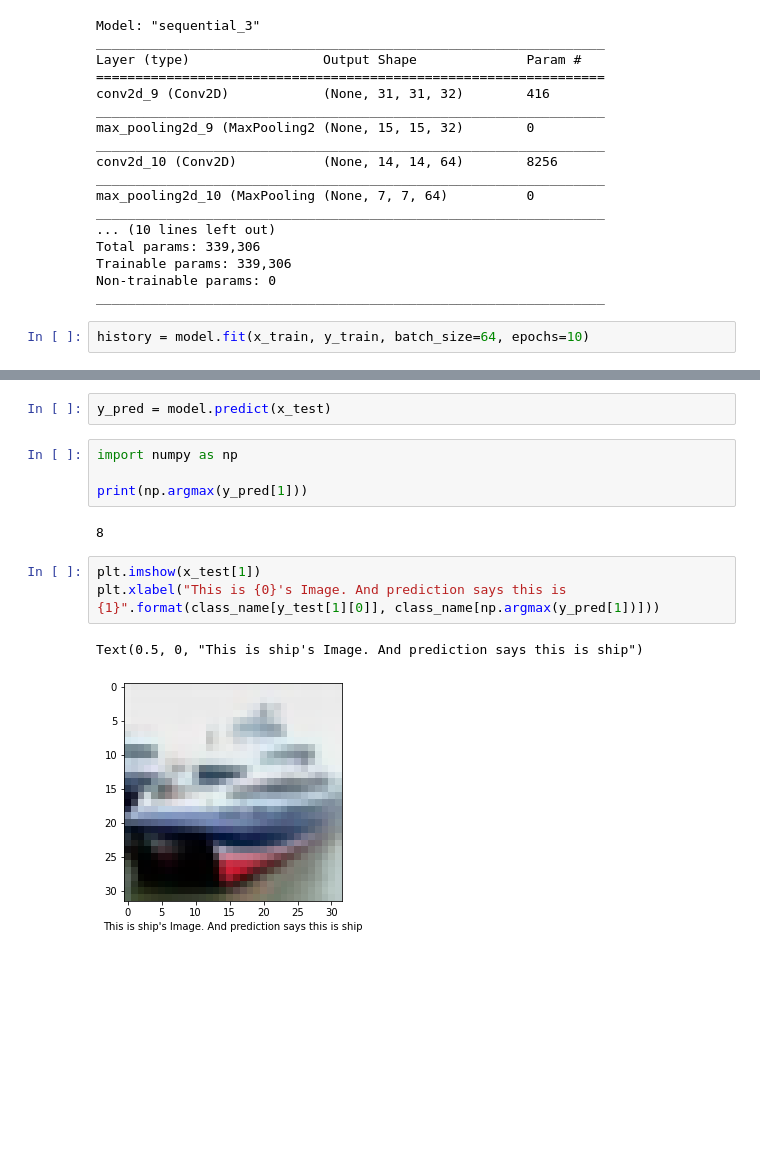
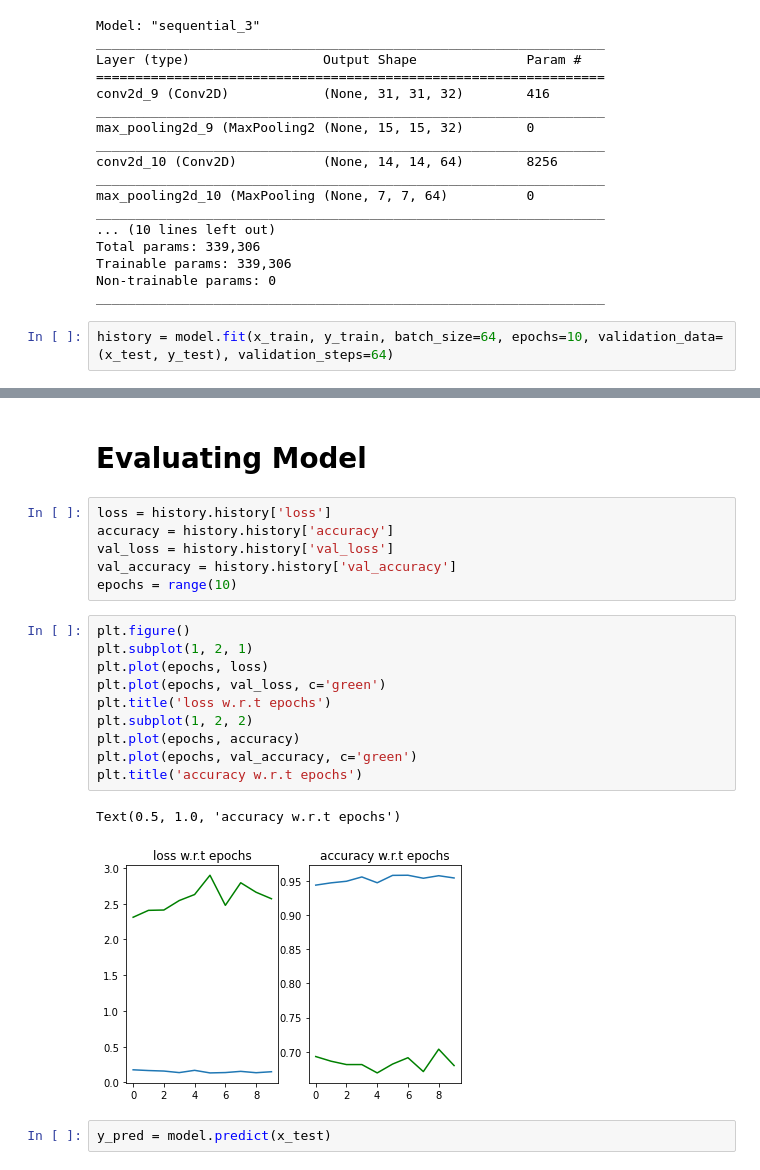
Before and after one commit to RehanAli21/Tensorflow-projects, a Jupyter notebook: CIFER 10 project (2nd project).ipynb, the cells around one changed output, grey strips where cells are left out. Drawn from its saved outputs; the diff is of its cells as text; blank space fills up the shorter version.

```diff
--- a/CIFER 10 project (2nd project).ipynb
+++ b/CIFER 10 project (2nd project).ipynb
@@ -72,6 +72,6 @@ Trainable params: 339,306
 Non-trainable params: 0
 _________________________________________________________________
 # %%
-history = model.fit(x_train, y_train, batch_size=64, epochs=10)
+history = model.fit(x_train, y_train, batch_size=64, epochs=10, validation_data=(x_test, y_test), validation_steps=64)
 # %% [output]
 Epoch 1/10
@@ -102,14 +97,23 @@ model.evaluate(x_test, y_test, batch_size=64)
-# %%
-y_pred = model.predict(x_test)
-# %%
-import numpy as np
-
-print(np.argmax(y_pred[1]))
-# %% [output]
-8
-# %%
-plt.imshow(x_test[1])
-plt.xlabel("This is {0}'s Image. And prediction says this is {1}".format(class_name[y_test[1][0]], class_name[np.argmax(y_pred[1])]))
-# %% [output]
-Text(0.5, 0, "This is ship's Image. And prediction says this is ship")
-[figure, removed]
+# %% [markdown]
+# Evaluating Model
+# %%
+loss = history.history['loss']
+accuracy = history.history['accuracy']
+val_loss = history.history['val_loss']
+val_accuracy = history.history['val_accuracy']
+epochs = range(10)
+# %%
+plt.figure()
+plt.subplot(1, 2, 1)
+plt.plot(epochs, loss)
+plt.plot(epochs, val_loss, c='green')
+plt.title('loss w.r.t epochs')
+plt.subplot(1, 2, 2)
+plt.plot(epochs, accuracy)
+plt.plot(epochs, val_accuracy, c='green')
+plt.title('accuracy w.r.t epochs')
+# %% [output]
+Text(0.5, 1.0, 'accuracy w.r.t epochs')
+[figure, added]
+# %%
+y_pred = model.predict(x_test)
```
Also changed, not shown: parts of 4 cells of this notebook.
